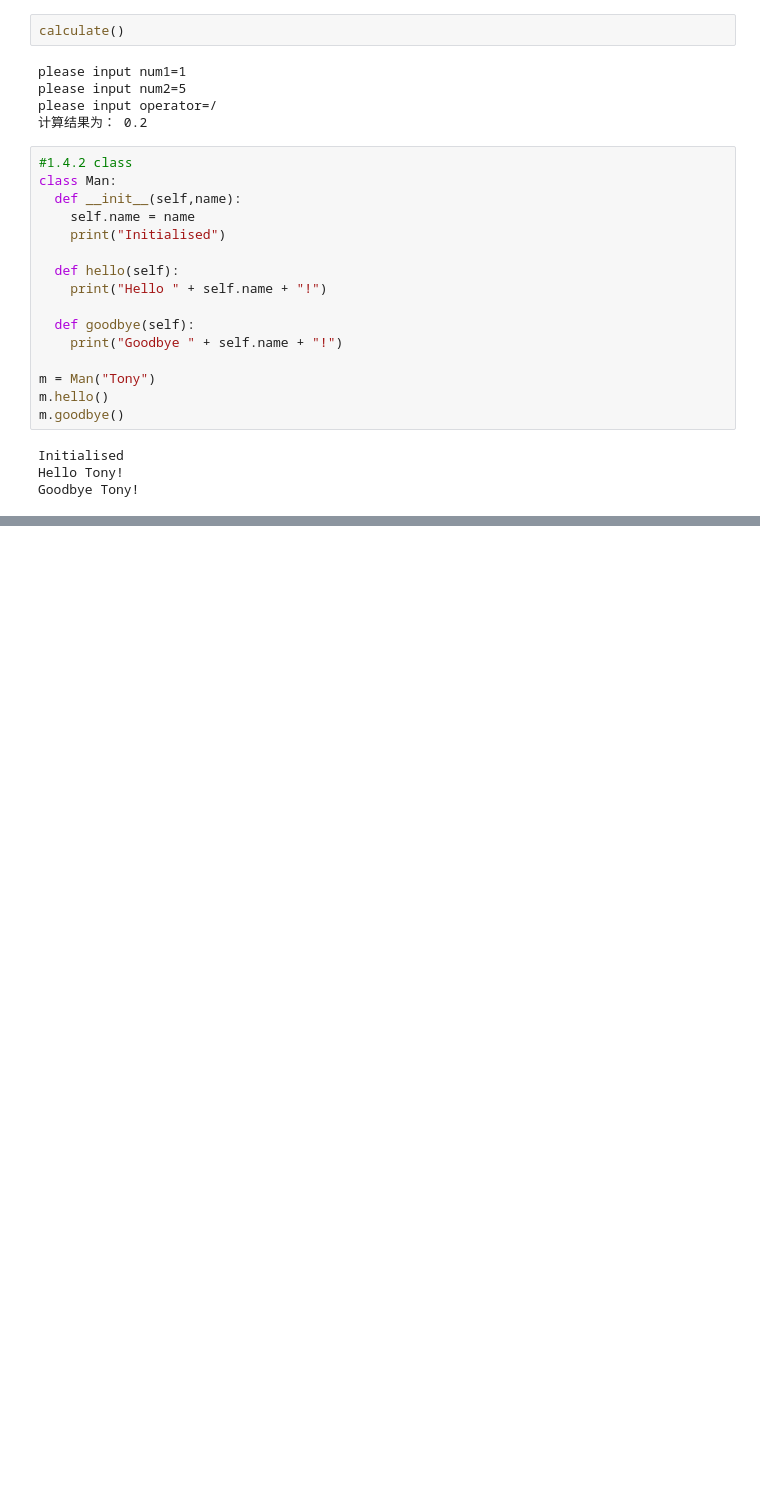
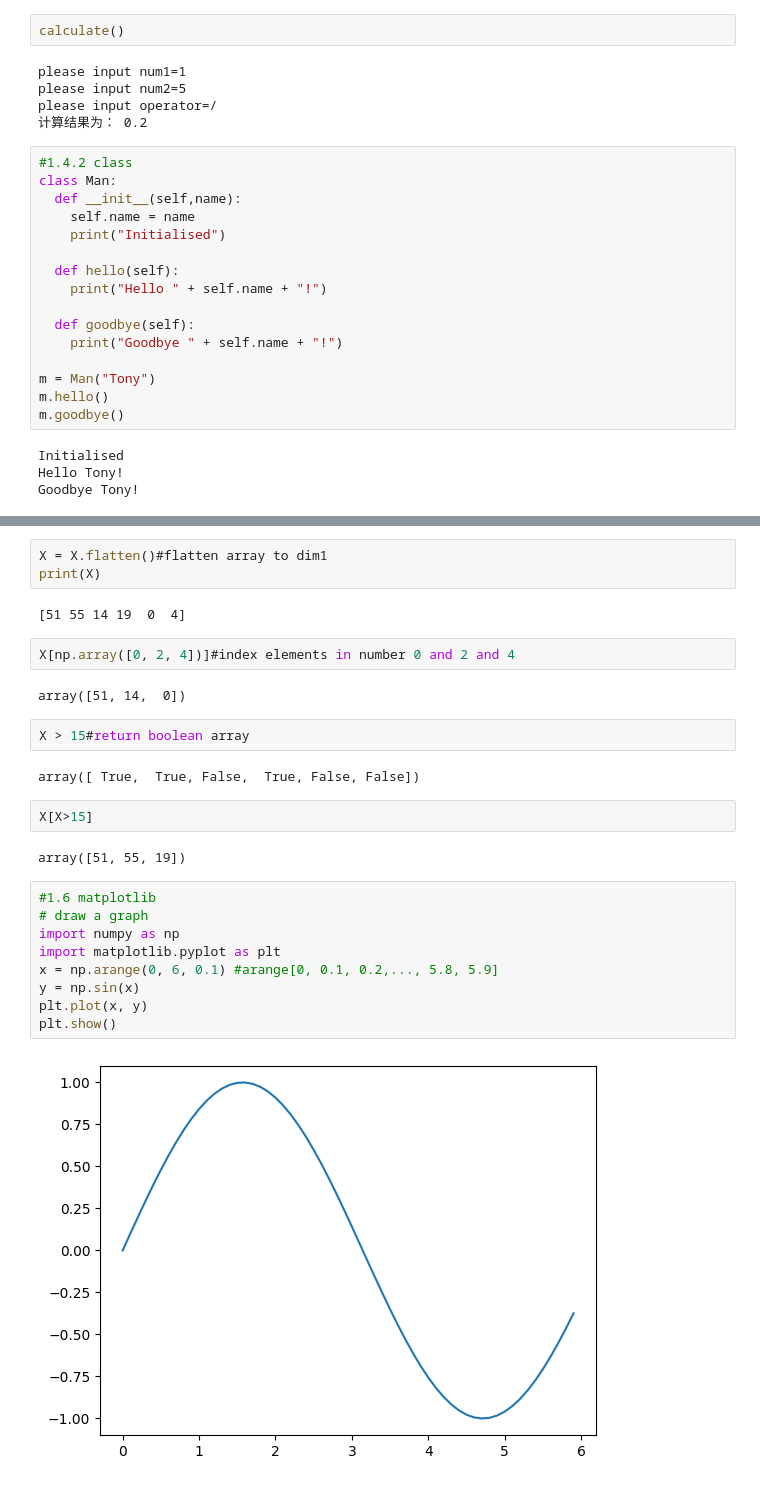
Before and after one commit to zz231008/-deeplearning, a Jupyter notebook: 第１章.ipynb, the cells around one changed output, grey strips where cells are left out. Drawn from its saved outputs; the diff is of its cells as text; blank space fills up the shorter version.

```diff
--- a/第１章.ipynb
+++ b/第１章.ipynb
@@ -185,0 +274,28 @@ print(x)
+# %%
+X = X.flatten()#flatten array to dim1
+print(X)
+# %% [output]
+[51 55 14 19  0  4]
+# %%
+X[np.array([0, 2, 4])]#index elements in number 0 and 2 and 4
+# %% [output]
+array([51, 14,  0])
+# %%
+X > 15#return boolean array
+# %% [output]
+array([ True,  True, False,  True, False, False])
+# %%
+X[X>15]
+# %% [output]
+array([51, 55, 19])
+# %%
+#1.6 matplotlib
+# draw a graph
+import numpy as np
+import matplotlib.pyplot as plt
+x = np.arange(0, 6, 0.1) #arange[0, 0.1, 0.2,..., 5.8, 5.9]
+y = np.sin(x)
+plt.plot(x, y)
+plt.show()
+# %% [output]
+[figure, added]
```
Also changed, not shown: parts of 19 cells of this notebook.
